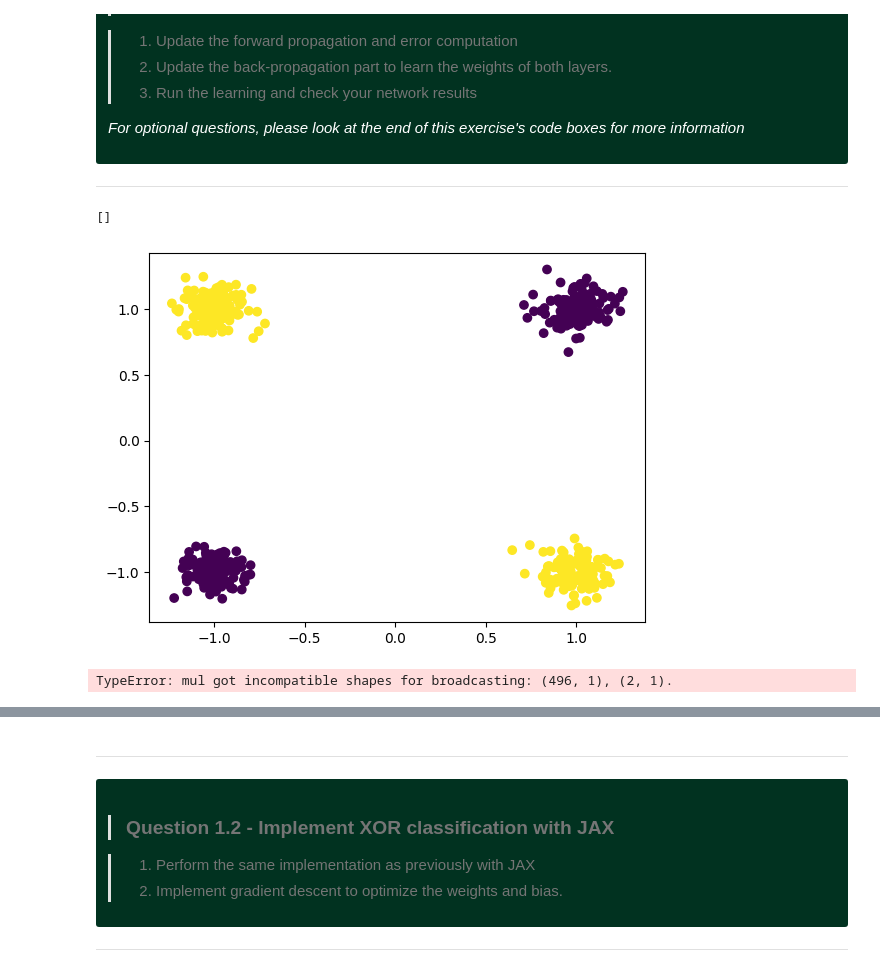
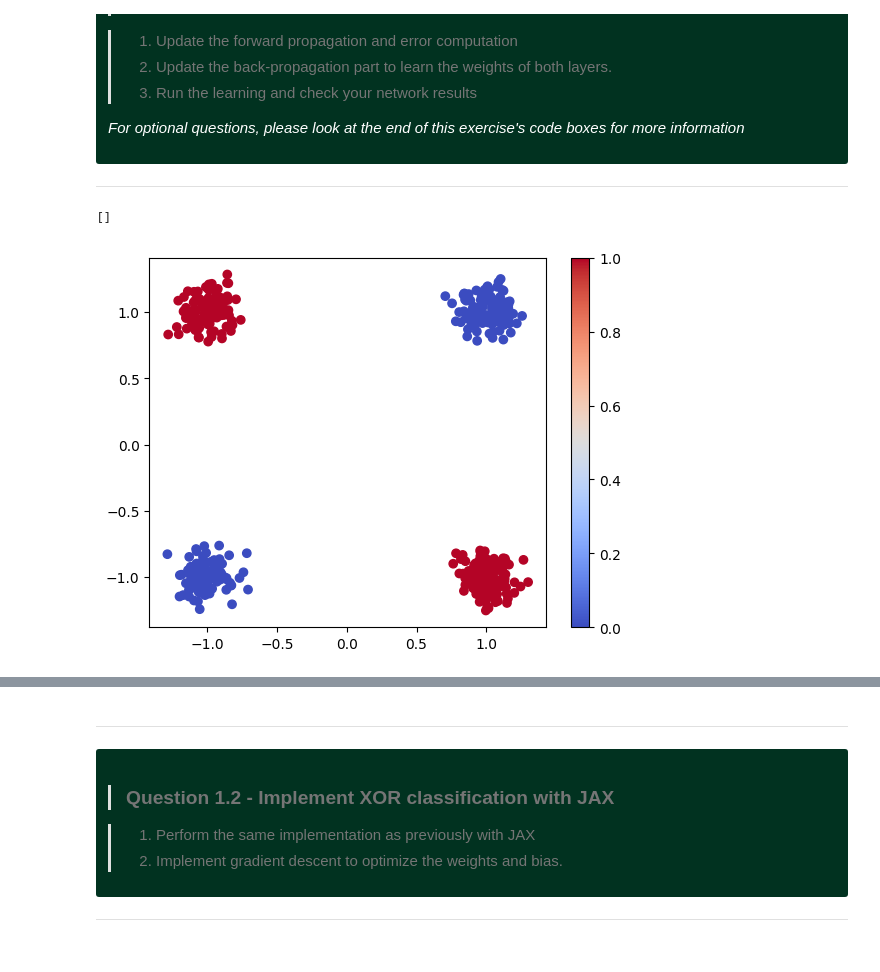
Before and after one commit to Sebastien-li/creative_ml, a Jupyter notebook: 02_neural_networks.ipynb, the cells around one changed output, grey strips where cells are left out. Drawn from its saved outputs; the diff is of its cells as text; code cells hidden in the pictures.

```diff
--- a/02_neural_networks.ipynb
+++ b/02_neural_networks.ipynb
@@ -456,11 +459,13 @@ bias2 = (np.random.randn(n_output, 1) * 0.01)
 # %%
 y_classes = y_classes.reshape((len(y_classes),1))
 # %%
-plt.scatter(x_inputs[:,0],x_inputs[:,1],c=y_classes)
+plt.scatter(x_inputs[:,0],x_inputs[:,1],c=y_classes,cmap='coolwarm')
+plt.clim([0,1])
+plt.colorbar()
 plt.plot()
 # %% [output]
 []
-[figure, old version]
+[figure, new version]
 # %%
 def sigmoid(t):
     return 1 / (1 + np.exp(-t))
@@ -518,5 +518,0 @@ def gradient_loss(x,y,w1,w2,b1,b2):
-# %%
-dw1,dw2,db1,db2 = gradient_loss(x_inputs,y_classes,weights1,weights2,bias1,bias2)
-dw1
-# %% [output]
-TypeError: mul got incompatible shapes for broadcasting: (496, 1), (2, 1).
```
Also changed, not shown: parts of 37 cells of this notebook, 3 other files.
